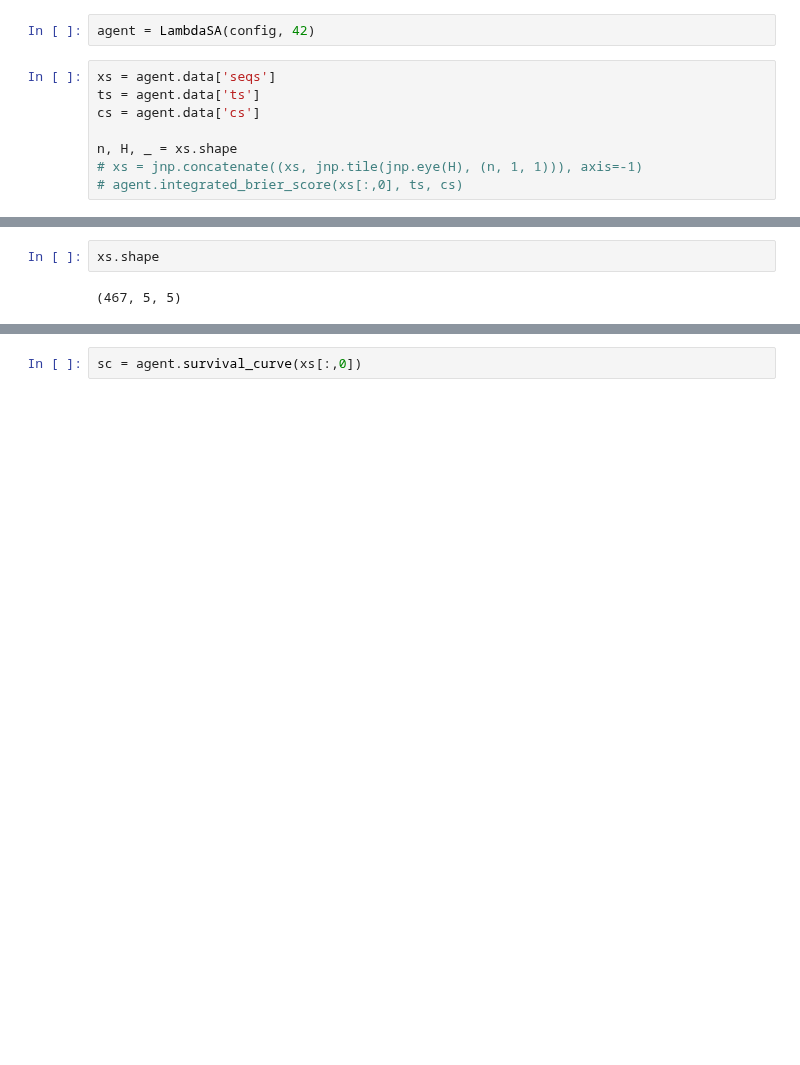
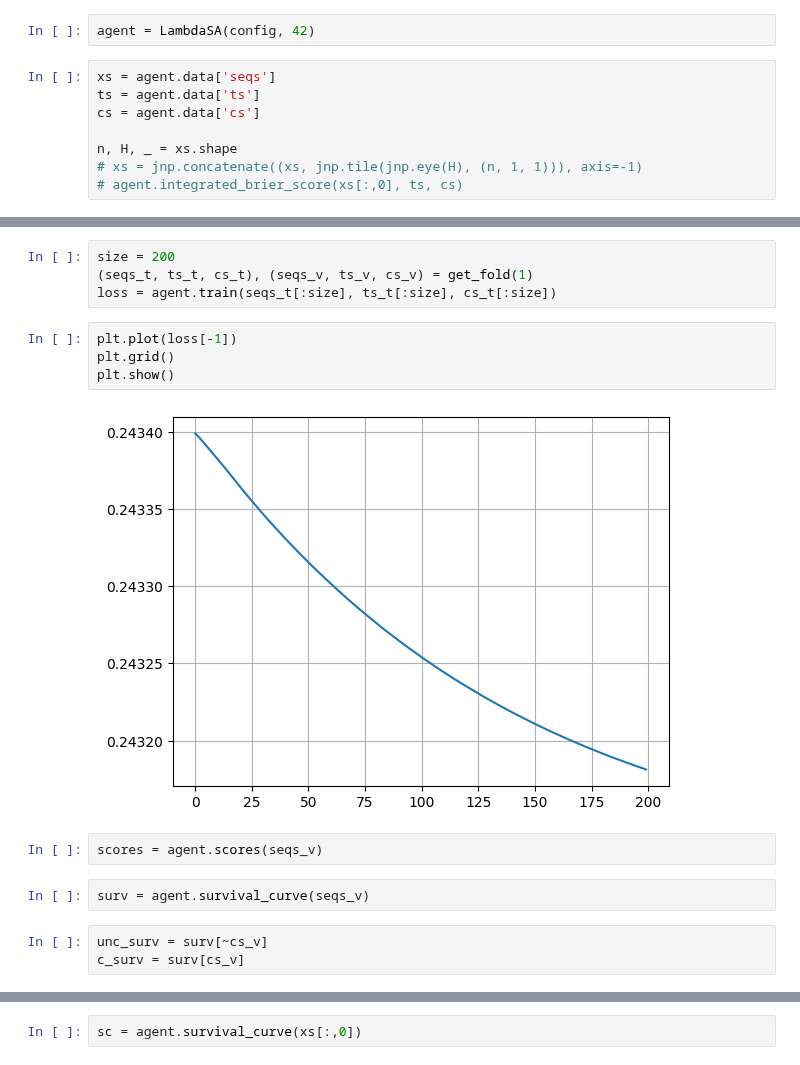
Before and after one commit to marianaw/deeptcsr, a Jupyter notebook: notebooks/lambda_sa.ipynb, the cells around one changed output, grey strips where cells are left out. Saved outputs shown, nothing was run; the diff lists cells and outputs as text; blank space fills up the shorter version.

```diff
--- a/notebooks/lambda_sa.ipynb
+++ b/notebooks/lambda_sa.ipynb
@@ -28,4 +36,17 @@ n, H, _ = xs.shape
+# %%
+size = 200
+(seqs_t, ts_t, cs_t), (seqs_v, ts_v, cs_v) = get_fold(1)
+loss = agent.train(seqs_t[:size], ts_t[:size], cs_t[:size])
 # %%
-xs.shape
+plt.plot(loss[-1])
+plt.grid()
+plt.show()
 # %% [output]
-(467, 5, 5)
+[figure, added]
+# %%
+scores = agent.scores(seqs_v)
+# %%
+surv = agent.survival_curve(seqs_v)
+# %%
+unc_surv = surv[~cs_v]
+c_surv = surv[cs_v]
```
Also changed, not shown: parts of 5 cells of this notebook, 9 other files.
